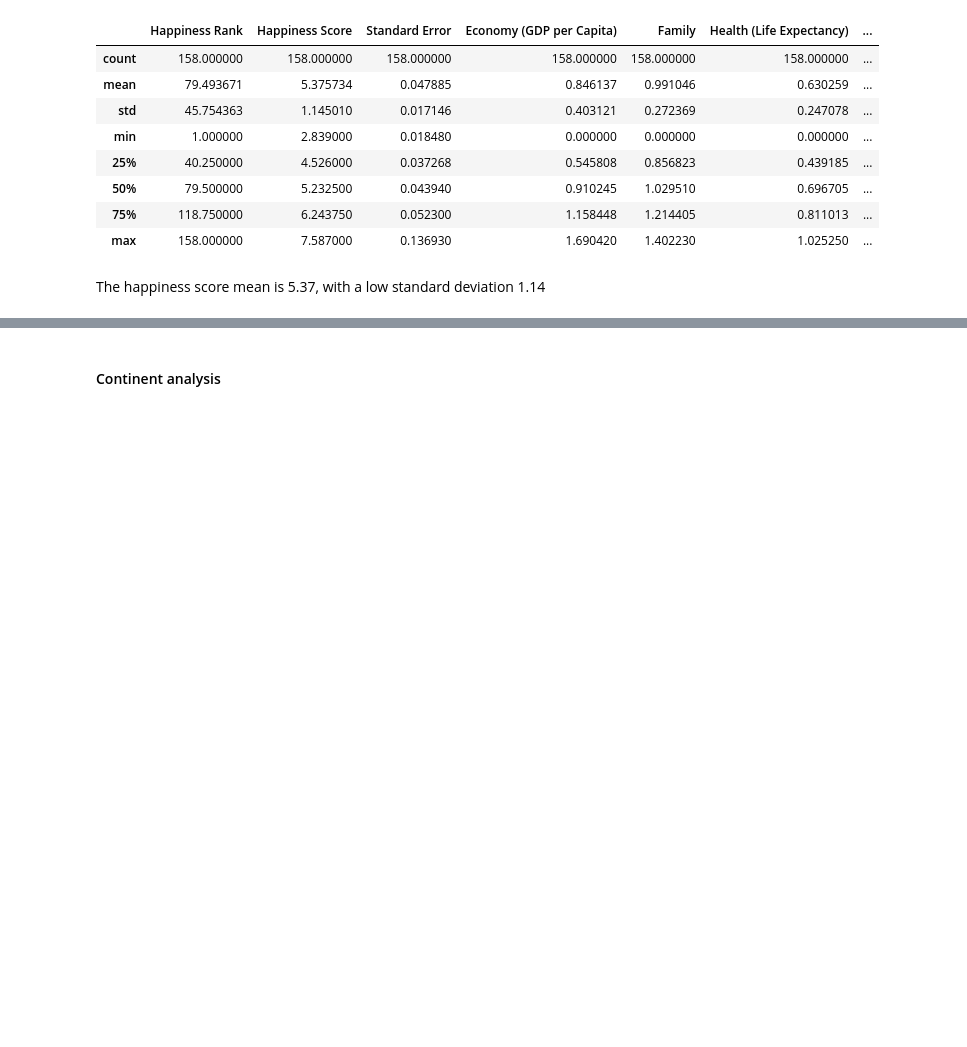
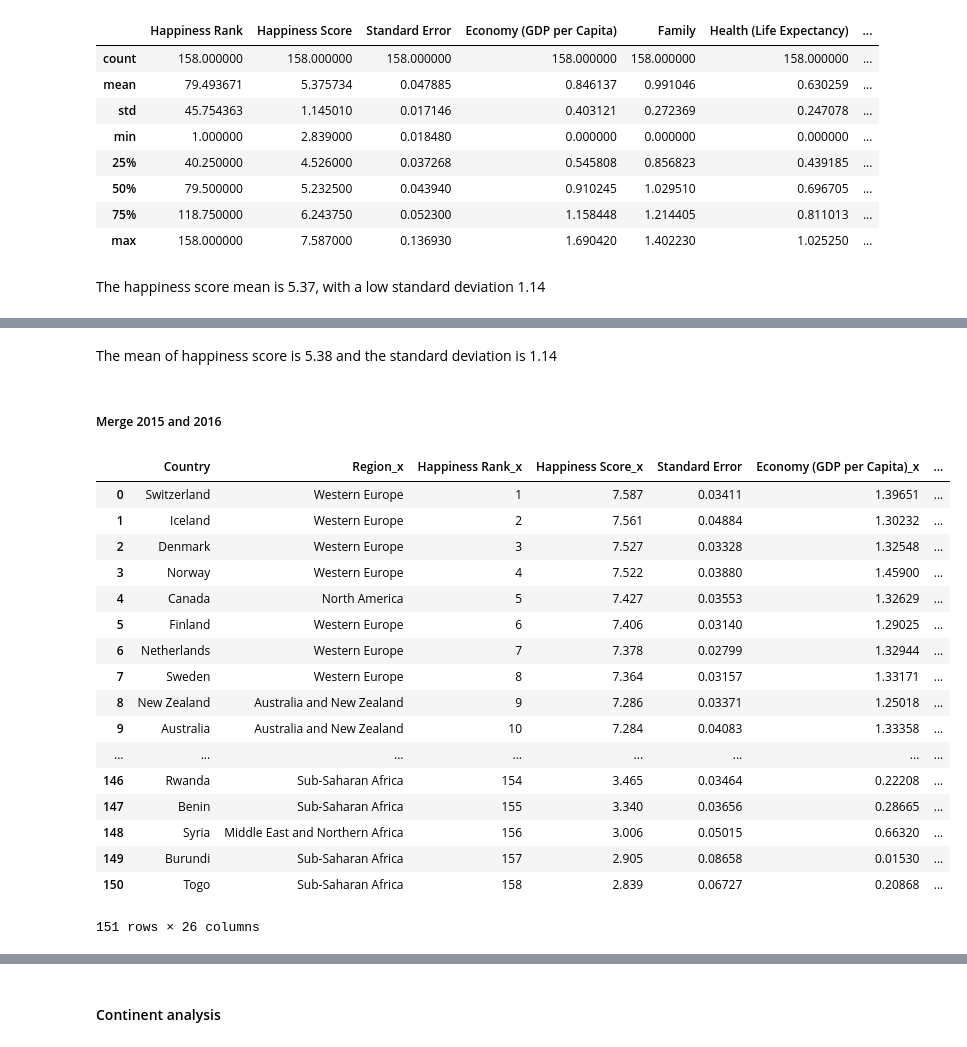
Before and after one commit to fsssa-iscteiulpt/FCD, a Jupyter notebook: Happiness.ipynb, the cells around one changed output, grey strips where cells are left out. Saved outputs shown, nothing was run; the diff lists cells and outputs as text; code cells hidden in the pictures; blank space fills up the shorter version.

Commit message:
merged 2015 and 2016

```diff
--- a/Happiness.ipynb
+++ b/Happiness.ipynb
@@ -109,0 +116,2 @@ The happiness score mean is 5.37, with a low standard deviation 1.14
+# %%
+df_2016 = pd.read_csv(r'2016.csv')
@@ -109,0 +174,28 @@ The happiness score mean is 5.37, with a low standard deviation 1.14
+# %% [markdown]
+The mean of happiness score is 5.38 and the standard deviation is 1.14
+# %% [markdown]
+##### Merge 2015 and 2016
+# %%
+df_2016['Year'] =2016
+# %%
+df = pd.merge(df_2015, df_2016, how='inner', on='Country')
+df
+# %% [output]
+|  | Country | Region_x | Happiness Rank_x | Happiness Score_x | Standard Error | Economy (GDP per Capita)_x | ... |
+| 0 | Switzerland | Western Europe | 1 | 7.587 | 0.03411 | 1.39651 | ... |
+| 1 | Iceland | Western Europe | 2 | 7.561 | 0.04884 | 1.30232 | ... |
+| 2 | Denmark | Western Europe | 3 | 7.527 | 0.03328 | 1.32548 | ... |
+| 3 | Norway | Western Europe | 4 | 7.522 | 0.03880 | 1.45900 | ... |
+| 4 | Canada | North America | 5 | 7.427 | 0.03553 | 1.32629 | ... |
+| 5 | Finland | Western Europe | 6 | 7.406 | 0.03140 | 1.29025 | ... |
+| 6 | Netherlands | Western Europe | 7 | 7.378 | 0.02799 | 1.32944 | ... |
+| 7 | Sweden | Western Europe | 8 | 7.364 | 0.03157 | 1.33171 | ... |
+| 8 | New Zealand | Australia and New Zealand | 9 | 7.286 | 0.03371 | 1.25018 | ... |
+| 9 | Australia | Australia and New Zealand | 10 | 7.284 | 0.04083 | 1.33358 | ... |
+| ... | ... | ... | ... | ... | ... | ... | ... |
+| 146 | Rwanda | Sub-Saharan Africa | 154 | 3.465 | 0.03464 | 0.22208 | ... |
+| 147 | Benin | Sub-Saharan Africa | 155 | 3.340 | 0.03656 | 0.28665 | ... |
+| 148 | Syria | Middle East and Northern Africa | 156 | 3.006 | 0.05015 | 0.66320 | ... |
+| 149 | Burundi | Sub-Saharan Africa | 157 | 2.905 | 0.08658 | 0.01530 | ... |
+| 150 | Togo | Sub-Saharan Africa | 158 | 2.839 | 0.06727 | 0.20868 | ... |
+151 rows × 26 columns
```
Also changed, not shown: parts of 14 cells of this notebook.
